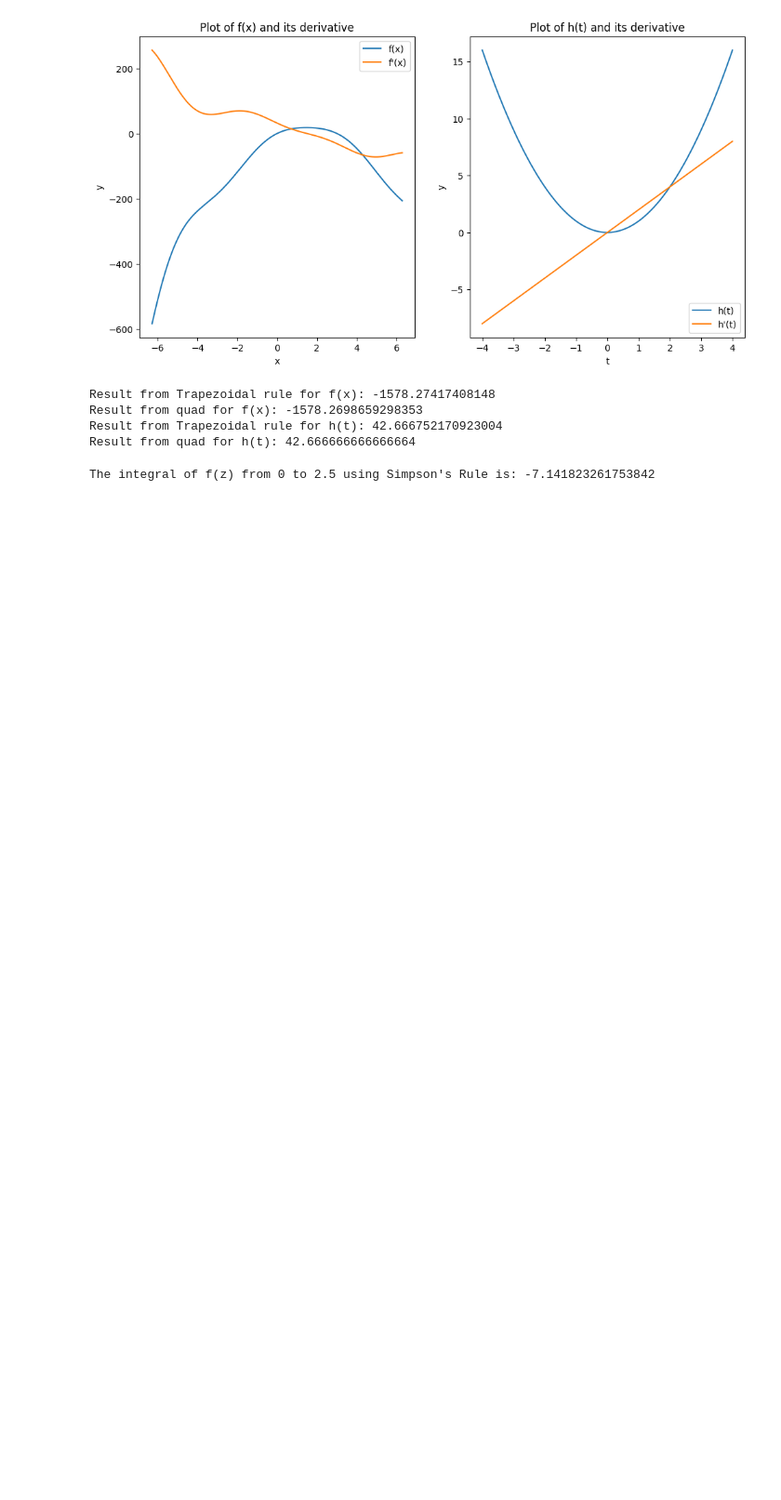
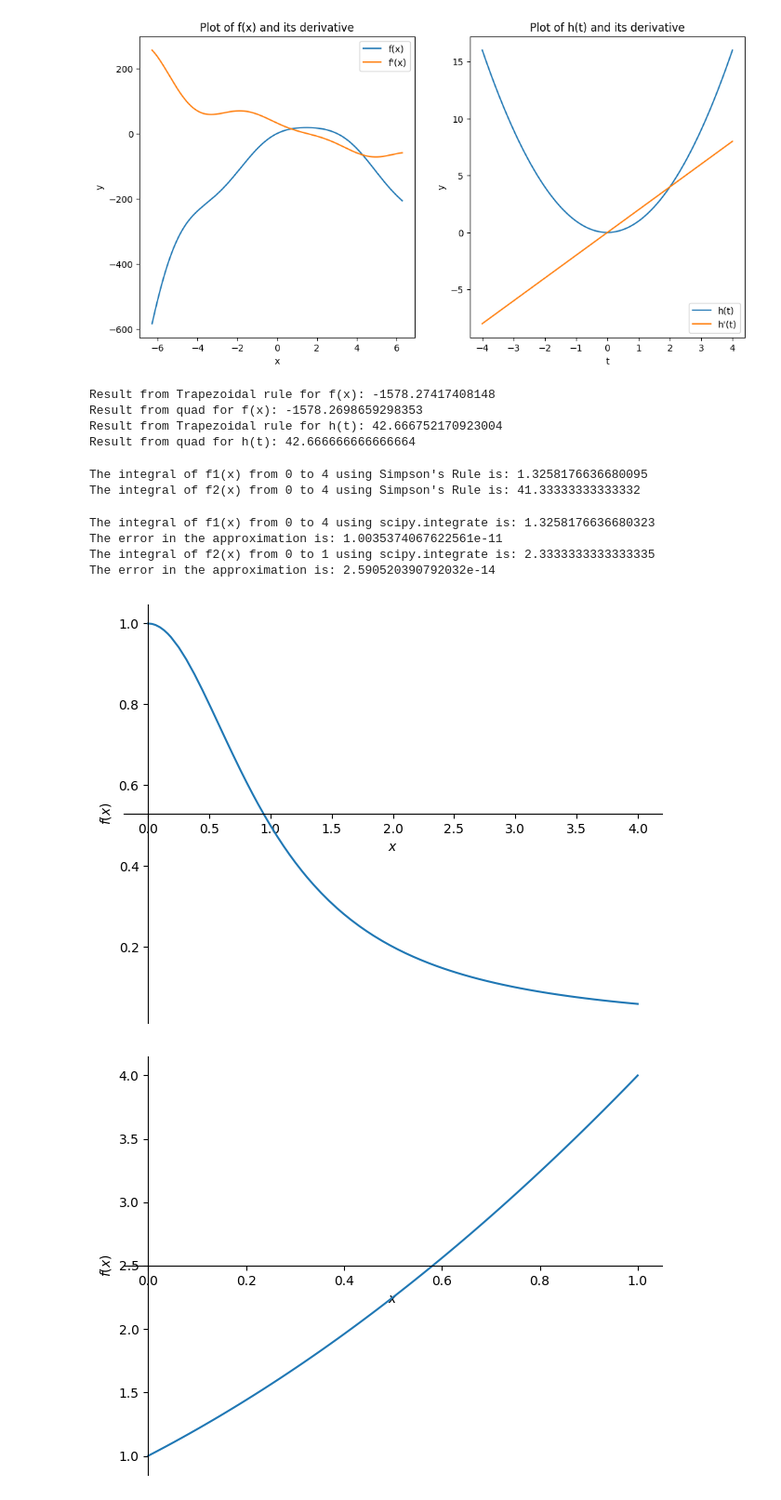
Before and after one commit to raufbiswas/BRACU_MAT120, a Jupyter notebook: solveAssignment.ipynb, the cells around one changed output. Shown: that part at 93% size. Saved outputs shown, nothing was run; the diff lists cells and outputs as text; code cells hidden in the pictures; blank space fills up the shorter version.

Commit message:
Created using Visual Studio Code

```diff
--- a/solveAssignment.ipynb
+++ b/solveAssignment.ipynb
@@ -58,10 +62,14 @@ Result from quad for f(x): -1578.2698659298353
 Result from Trapezoidal rule for h(t): 42.666752170923004
 Result from quad for h(t): 42.666666666666664
 # %%
+#2a
 import numpy as np
 
-def f(z):
-    return np.sin(2*z) - 3
+def f1(x):
+    return 1 / (1 + x**2)
+
+def f2(x):
+    return x**2 + 2*x + 1
 
 def simpsons_rule(f, a, b, N):
     h = (b - a) / N
@@ -79,12 +87,63 @@ def simpsons_rule(f, a, b, N):
 
 # Define the required parameters
 a = 0
-b = 2.5
-N = 20
+b = 4
+N = 1000
 
-# Compute the integral
-integral = simpsons_rule(f, a, b, N)
+# Compute the integrals
+integral1 = simpsons_rule(f1, a, b, N)
+integral2 = simpsons_rule(f2, a, b, N)
 
-print(f"The integral of f(z) from {a} to {b} using Simpson's Rule is: {integral}")
+print(f"The integral of f1(x) from {a} to {b} using Simpson's Rule is: {integral1}")
+print(f"The integral of f2(x) from {a} to {b} using Simpson's Rule is: {integral2}")
 # %% [output]
-The integral of f(z) from 0 to 2.5 using Simpson's Rule is: -7.141823261753842
+The integral of f1(x) from 0 to 4 using Simpson's Rule is: 1.3258176636680095
+The integral of f2(x) from 0 to 4 using Simpson's Rule is: 41.33333333333332
+# %%
+#2b
+from scipy.integrate import quad
+
+def f1(x):
+    return 1 / (1 + x**2)
+
+def f2(x):
+    return x**2 + 2*x + 1
+
+# Compute the integrals
+integral1, err1 = quad(f1, 0, 4)
+integral2, err2 = quad(f2, 0, 1)
+
+print(f"The integral of f1(x) from 0 to 4 using scipy.integrate is: {integral1}")
+print(f"The error in the approximation is: {err1}")
+print(f"The integral of f2(x) from 0 to 1 using scipy.integrate is: {integral2}")
+print(f"The error in the approximation is: {err2}")
+# %% [output]
+The integral of f1(x) from 0 to 4 using scipy.integrate is: 1.3258176636680323
+The error in the approximation is: 1.0035374067622561e-11
+The integral of f2(x) from 0 to 1 using scipy.integrate is: 2.3333333333333335
+The error in the approximation is: 2.590520390792032e-14
+# %%
+#2c
+from sympy import symbols, integrate, plot
+
+x = symbols('x')
+
+def f1(x):
+    return 1 / (1 + x**2)
+
+def f2(x):
+    return x**2 + 2*x + 1
+
+# Compute the integrals
+integral1 = integrate(f1(x), (x, 0, 4))
+integral2 = integrate(f2(x), (x, 0, 1))
+
+# Plot the functions
+plot(f1(x), (x, 0, 4), label="f1(x) = 1 / (1 + x^2)")
+plot(f2(x), (x, 0, 1), label="f2(x) = x^2 + 2x + 1")
+
+plt.legend()
+plt.show()
+# %% [output]
+[figure, added]
+[figure, added]
```
Also changed, not shown: parts of 8 cells of this notebook.
